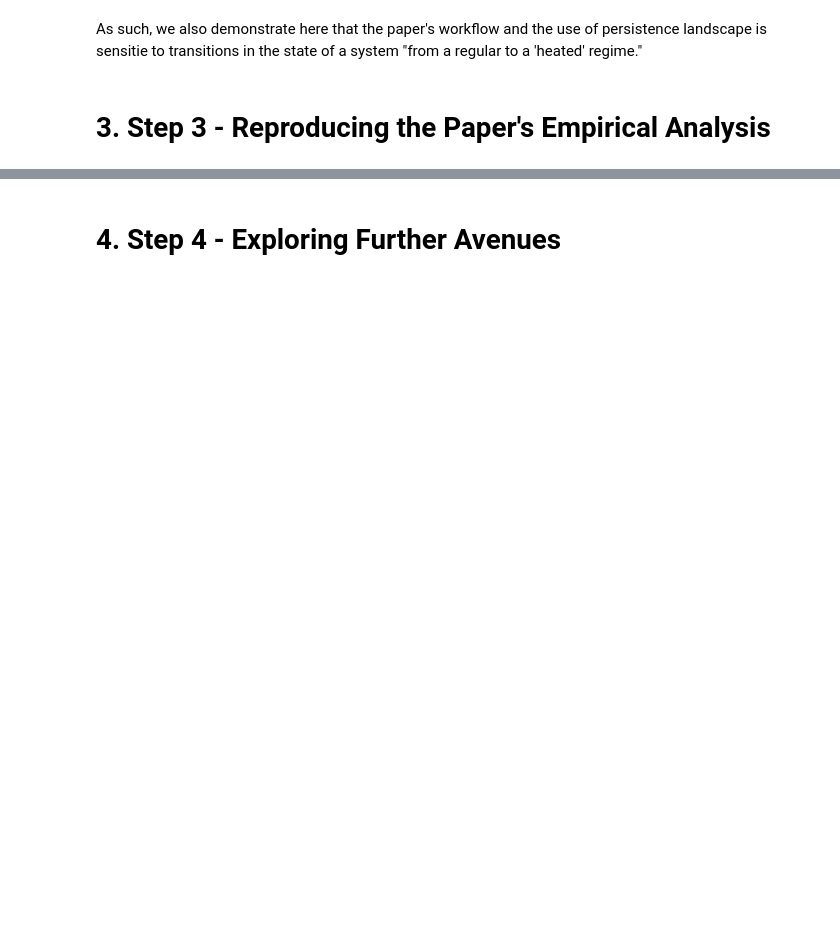
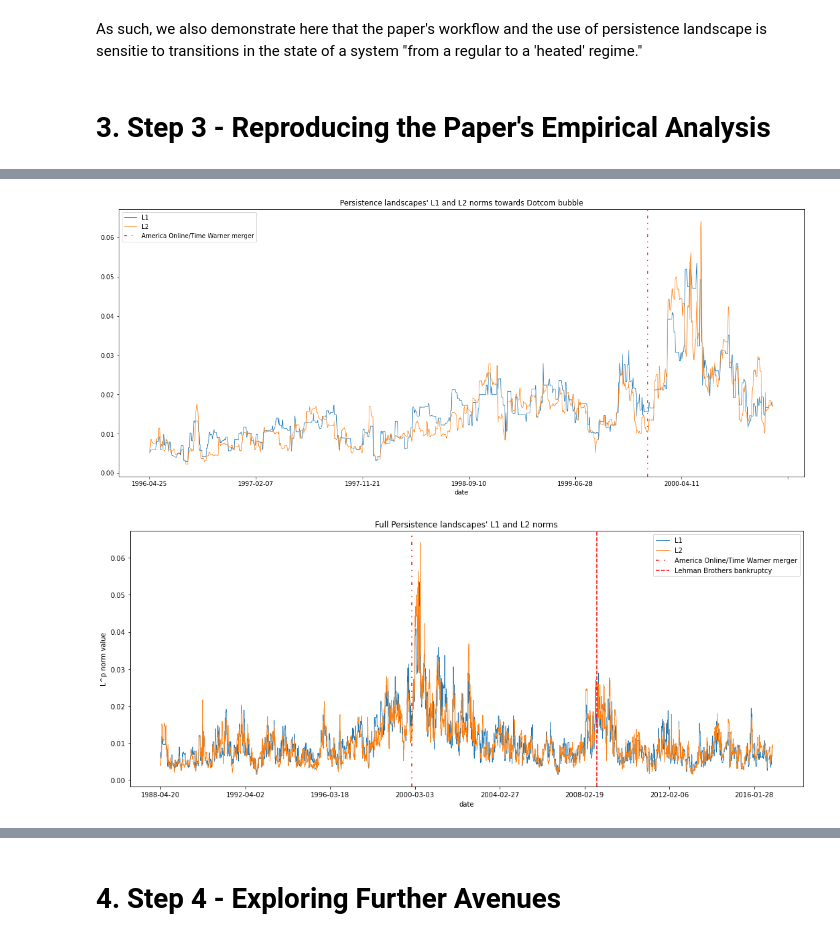
Before and after one commit to qlero/financial_crisis_prediction_homology, a Jupyter notebook: persistent_homology_TS.ipynb, the cells around one changed output, grey strips where cells are left out. Drawn from its saved outputs; the diff is of its cells as text; code cells hidden in the pictures; blank space fills up the shorter version.

```diff
--- a/persistent_homology_TS.ipynb
+++ b/persistent_homology_TS.ipynb
@@ -1240,0 +1307,5 @@ ax.legend()
+# %%
+reproduce_paper_process(data, 80, 1, 5, 1000, (True, 1), False)
+# %% [output]
+[figure, added]
+[figure, added]
```
Also changed, not shown: parts of 61 cells of this notebook.
